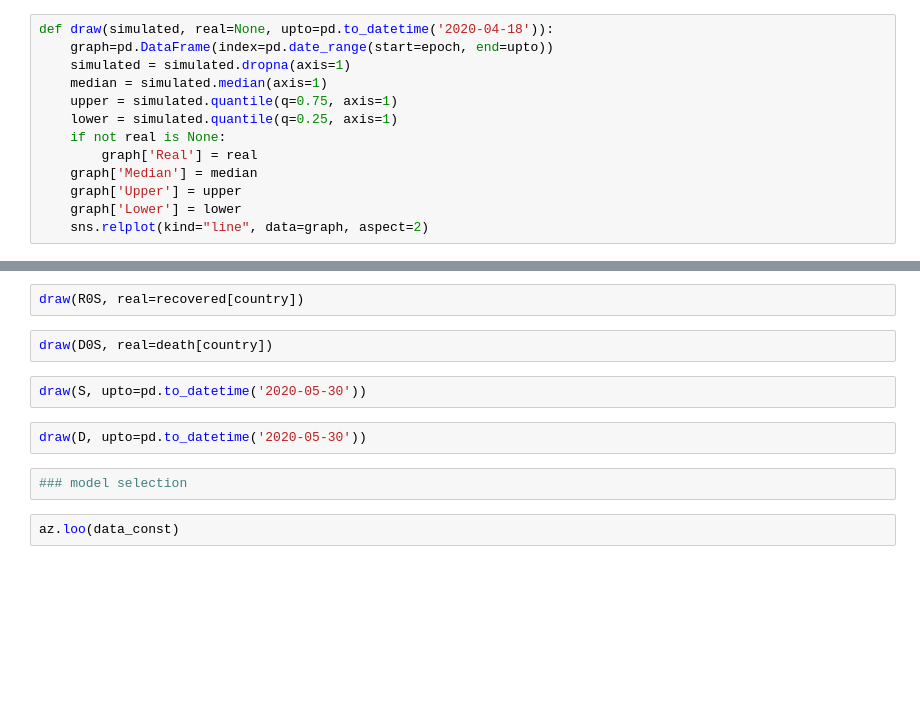
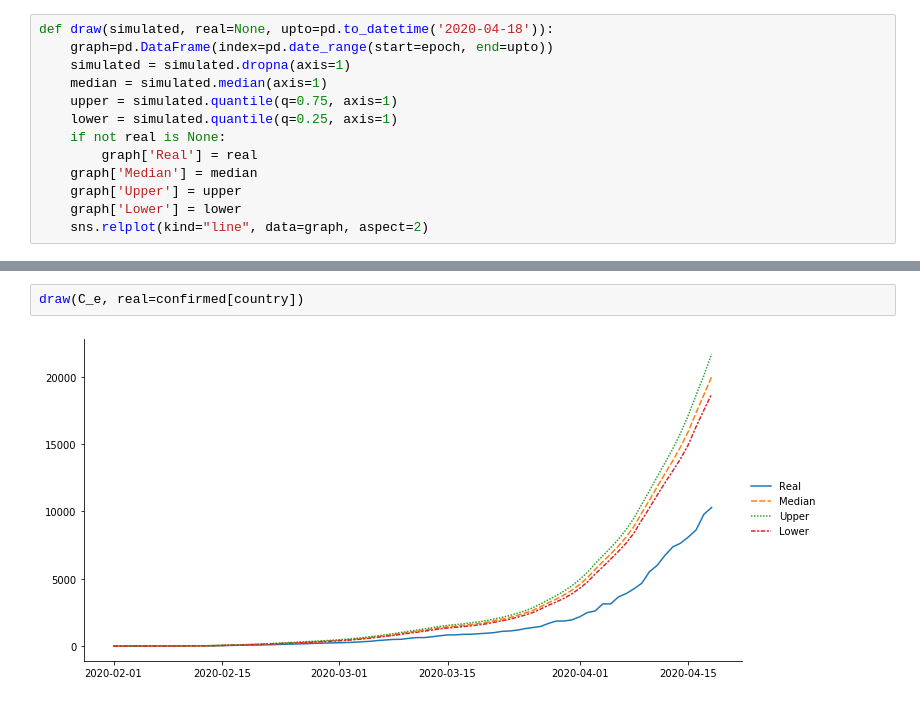
Before and after one commit to yoriyuki/BayesianCOVID19, a Jupyter notebook: notebook/BayesianCOVID19.ipynb, the cells around one changed output, grey strips where cells are left out. Saved outputs shown, nothing was run; the diff lists cells and outputs as text; blank space fills up the shorter version.

```diff
--- a/notebook/BayesianCOVID19.ipynb
+++ b/notebook/BayesianCOVID19.ipynb
@@ -365,12 +334,4 @@ draw(b)
 # %%
-draw(R0S, real=recovered[country])
+draw(C_e, real=confirmed[country])
+# %% [output]
+[figure, added]
-# %%
-draw(D0S, real=death[country])
-# %%
-draw(S, upto=pd.to_datetime('2020-05-30'))
-# %%
-draw(D, upto=pd.to_datetime('2020-05-30'))
-# %%
-### model selection
-# %%
-az.loo(data_const)
```
Also changed, not shown: parts of 21 cells of this notebook.
